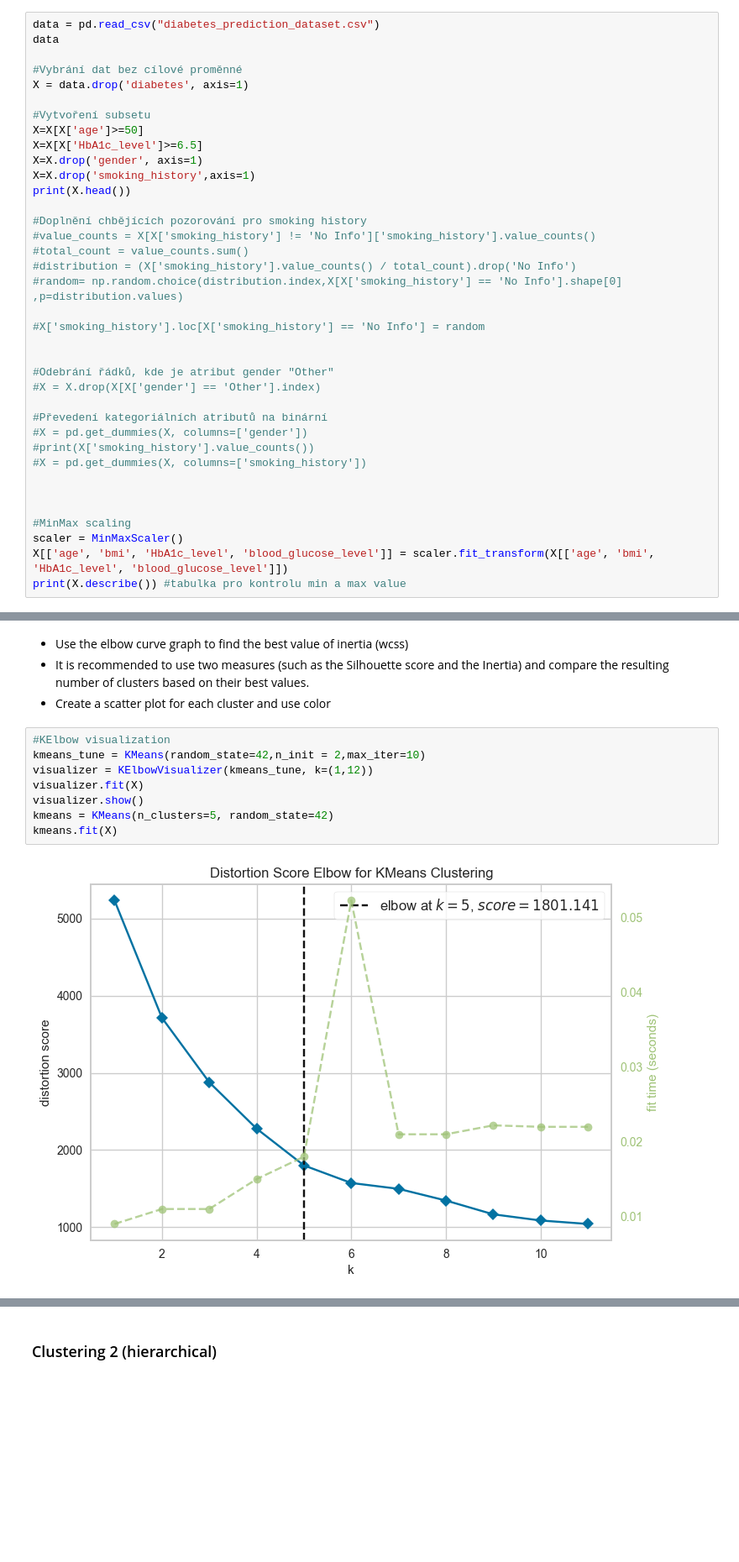
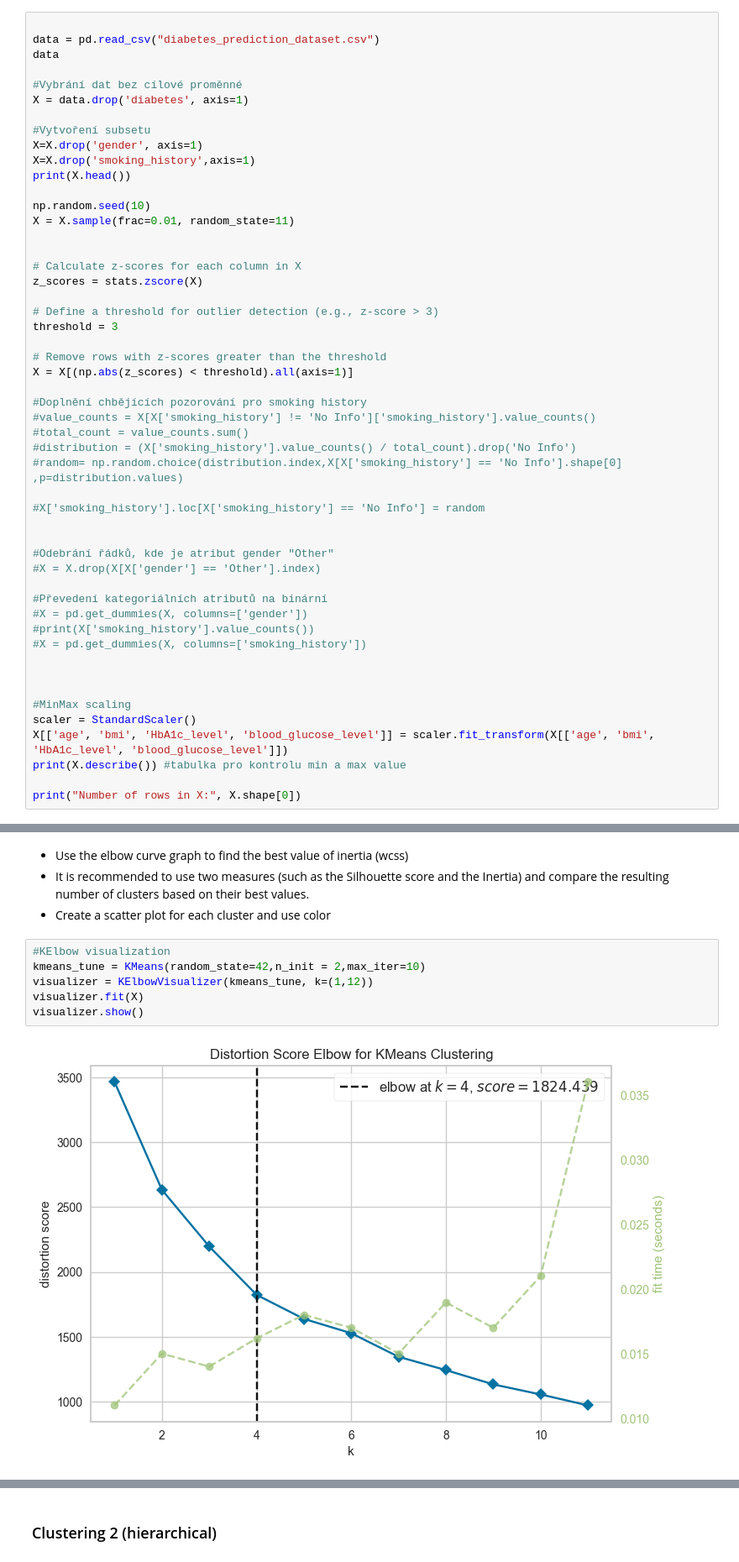
Before and after one commit to Filip-Dvorak/ZYZZ, a Jupyter notebook: template-coursework-clustering.ipynb, the cells around one changed output, grey strips where cells are left out. Shown at 84% size. Saved outputs shown, nothing was run; the diff lists cells and outputs as text; blank space fills up the shorter version.

```diff
--- a/template-coursework-clustering.ipynb
+++ b/template-coursework-clustering.ipynb
@@ -51,6 +53,7 @@ Michal Červinka, Filip Dvořák, Tomáš Jareš, Dominik Šimon
 * remove target attribute from clustering
 * do *not* create train-test splits
 # %%
+
 data = pd.read_csv("diabetes_prediction_dataset.csv")
 data
 
@@ -58,11 +61,22 @@ data
 X = data.drop('diabetes', axis=1)
 
 #Vytvoření subsetu
-X=X[X['age']>=50]
-X=X[X['HbA1c_level']>=6.5]
 X=X.drop('gender', axis=1)
 X=X.drop('smoking_history',axis=1)
 print(X.head())
+
+np.random.seed(10)
+X = X.sample(frac=0.01, random_state=11)
+
+
+# Calculate z-scores for each column in X
+z_scores = stats.zscore(X)
+
+# Define a threshold for outlier detection (e.g., z-score > 3)
+threshold = 3
+
+# Remove rows with z-scores greater than the threshold
+X = X[(np.abs(z_scores) < threshold).all(axis=1)]
 
 #Doplnění chbějících pozorování pro smoking history
 #value_counts = X[X['smoking_history'] != 'No Info']['smoking_history'].value_counts()
@@ -84,7 +98,9 @@ print(X.head())
 
 
 #MinMax scaling
-scaler = MinMaxScaler()
+scaler = StandardScaler()
 X[['age', 'bmi', 'HbA1c_level', 'blood_glucose_level']] = scaler.fit_transform(X[['age', 'bmi', 'HbA1c_level', 'blood_glucose_level']])
 print(X.describe()) #tabulka pro kontrolu min a max value
+
+print("Number of rows in X:", X.shape[0])
 # %% [output]
@@ -118,10 +134,8 @@ max               1.000000
 # %%
 #KElbow visualization
 kmeans_tune = KMeans(random_state=42,n_init = 2,max_iter=10)
 visualizer = KElbowVisualizer(kmeans_tune, k=(1,12))
 visualizer.fit(X)
 visualizer.show()
-kmeans = KMeans(n_clusters=5, random_state=42)
-kmeans.fit(X)
 # %% [output]
-[figure, old version]
+[figure, new version]
```
Also changed, not shown: parts of 12 cells of this notebook.
